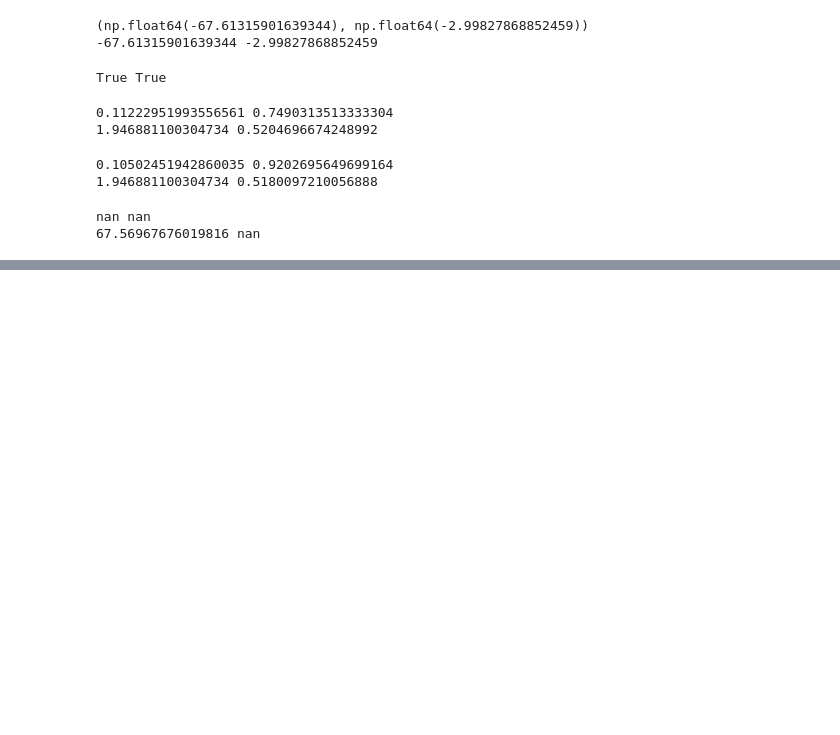
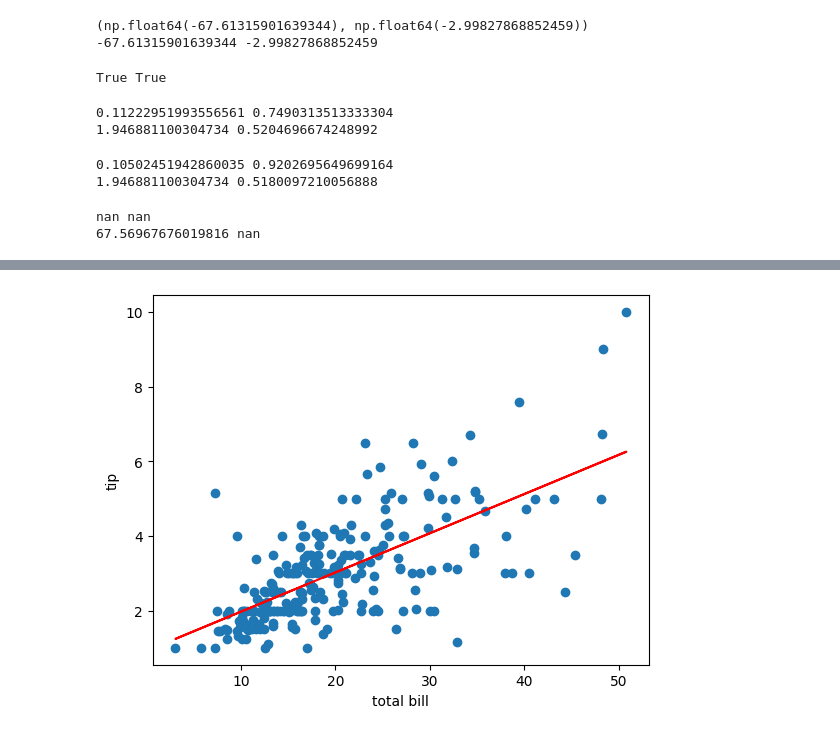
Before and after one commit to swatiagar8906-hash/linear-regression, a Jupyter notebook: linear_regression.ipynb, the cells around one changed output, grey strips where cells are left out. Cells and saved outputs as stored; diff of their text form; code cells hidden in the pictures; blank space fills up the shorter version.

```diff
--- a/linear_regression.ipynb
+++ b/linear_regression.ipynb
@@ -157,0 +160,8 @@ plt.plot(costs)
+# %%
+plt.scatter(X,y)
+plt.plot(X, w*X + b, color = "red")
+plt.xlabel("total bill")
+plt.ylabel("tip")
+plt.show()
+# %% [output]
+[figure, added]
```
Also changed, not shown: parts of 2 cells of this notebook.
